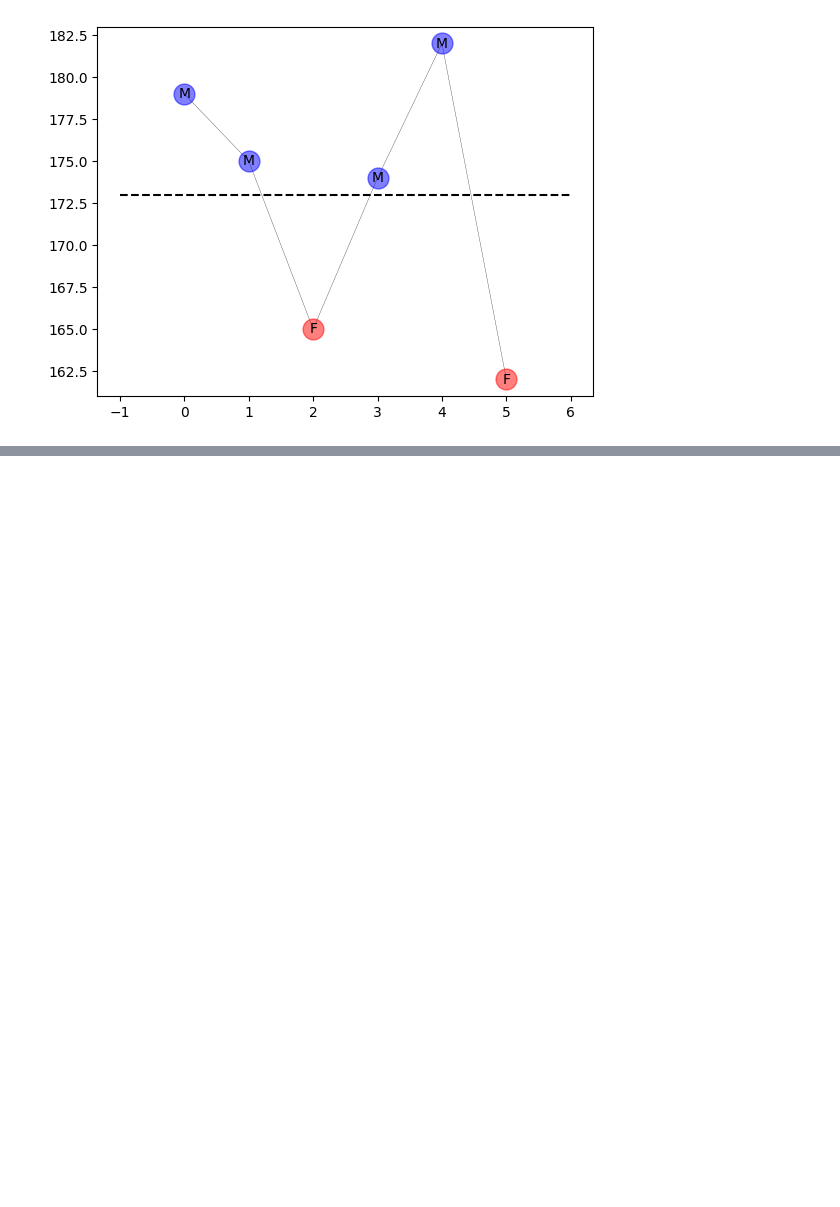
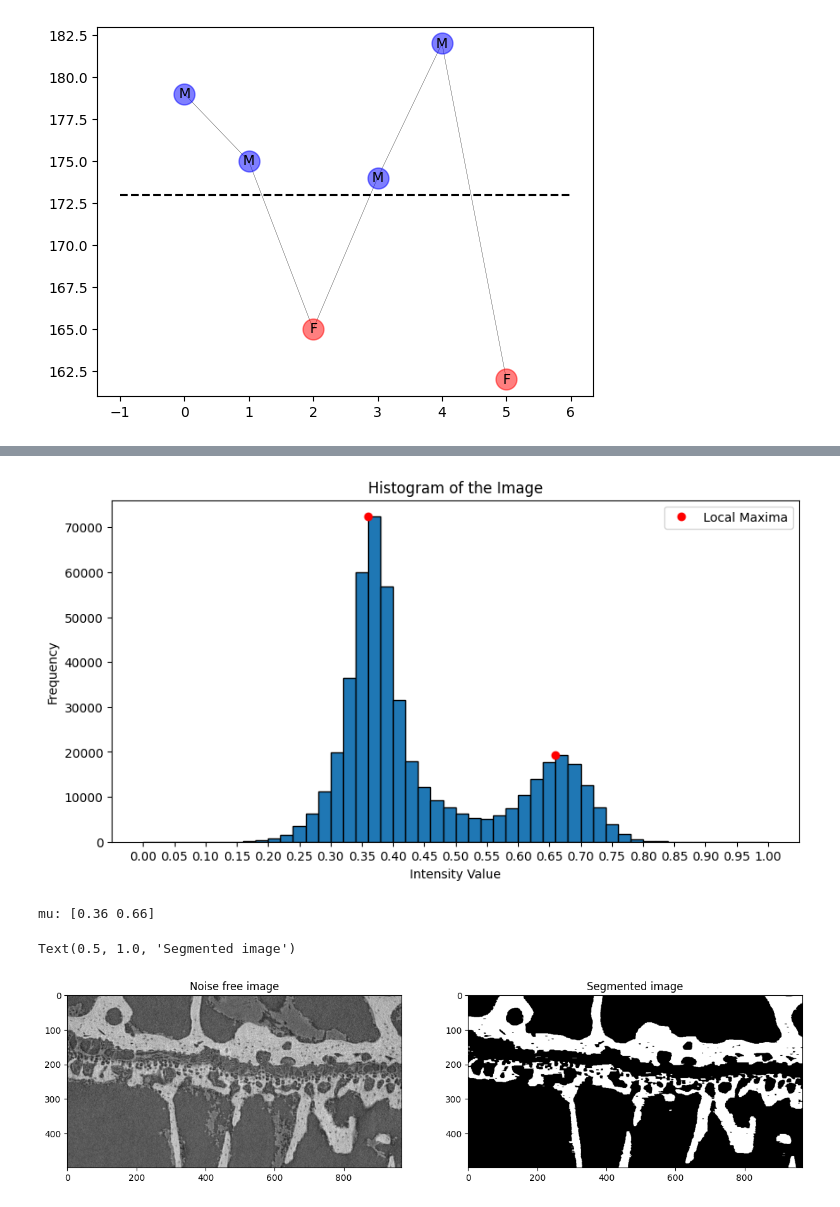
Before and after one commit to MadsPrip1/02506-Advanced-image-analysis, a Jupyter notebook: week5/week5.ipynb, the cells around one changed output, grey strips where cells are left out. Saved outputs shown, nothing was run; the diff lists cells and outputs as text; code cells hidden in the pictures; blank space fills up the shorter version.

```diff
--- a/week5/week5.ipynb
+++ b/week5/week5.ipynb
@@ -210,0 +321,18 @@ plt.show()
+# %%
+image = get_gray_image_float(PATH + 'V8_10X_x502.png')
+mu = compute_and_plot_histogram(image, bins=50, num_max=2)
+print(f'mu: {mu}')
+
+beta = 0.1
+image_segmented = markov_segmentation(image, mu, beta)
+
+fig, ax = plt.subplots(1,2,figsize=(15,5))
+ax[0].imshow(image, cmap='gray')
+ax[0].set_title('Noise free image')
+ax[1].imshow(image_segmented, cmap='gray')
+ax[1].set_title('Segmented image')
+# %% [output]
+[figure, added]
+mu: [0.36 0.66]
+Text(0.5, 1.0, 'Segmented image')
+[figure, added]
```
Also changed, not shown: parts of 7 cells of this notebook, 1 other file.
